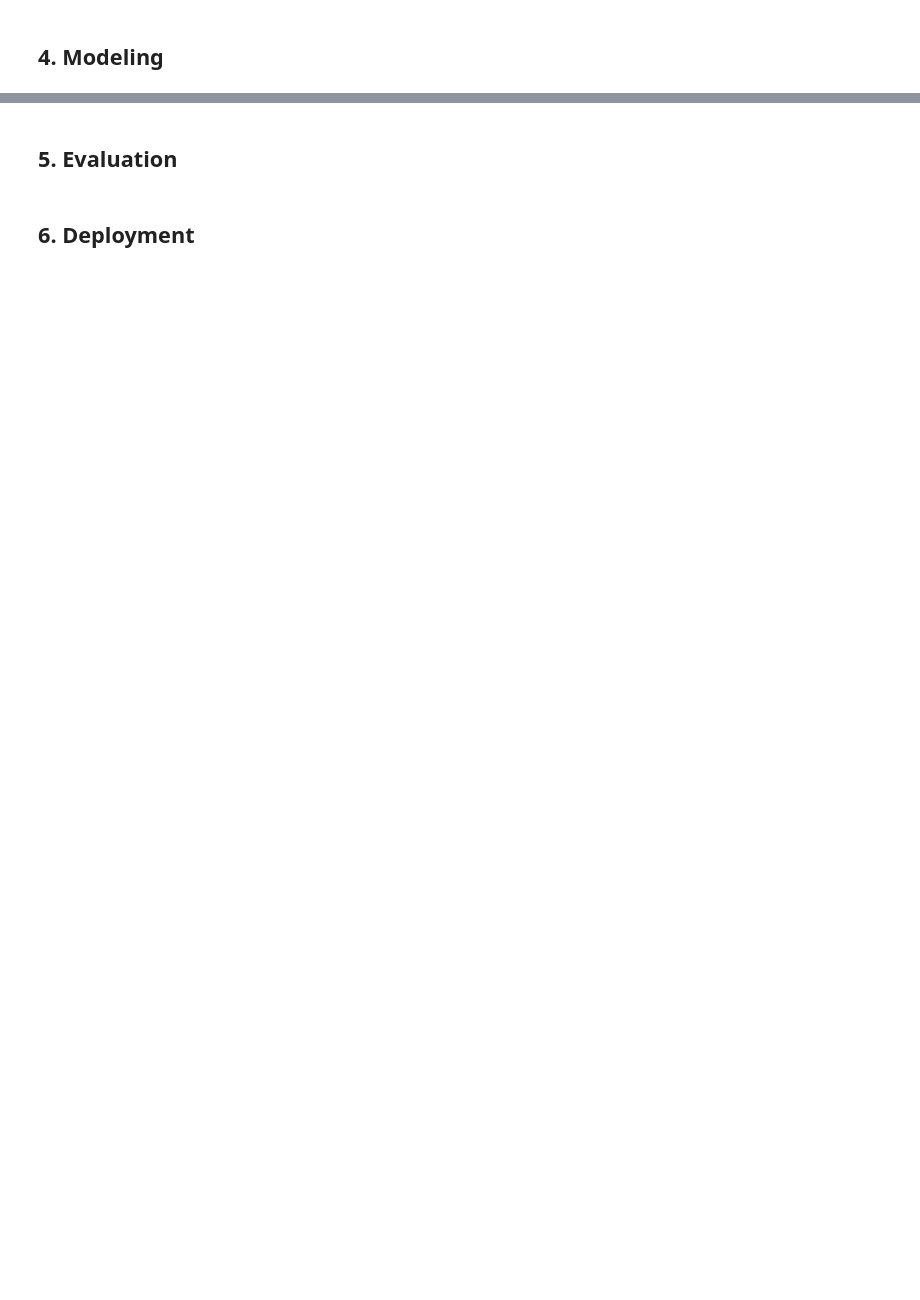
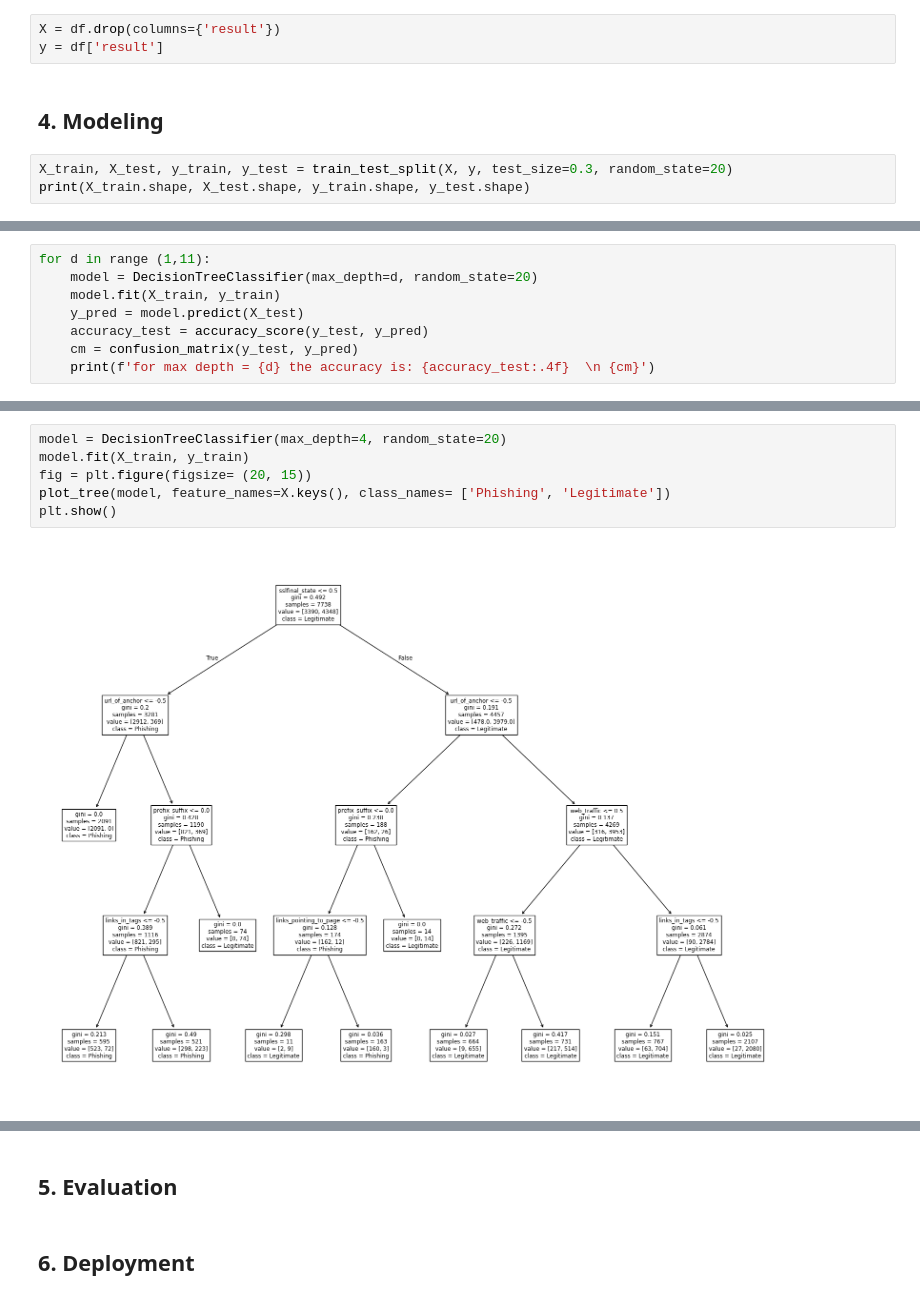
Before and after one commit to Jonijermu/dkko, a Jupyter notebook: assignments/assignment3.ipynb, the cells around one changed output, grey strips where cells are left out. Cells and saved outputs as stored; diff of their text form; blank space fills up the shorter version.

```diff
--- a/assignments/assignment3.ipynb
+++ b/assignments/assignment3.ipynb
@@ -27,5 +36,11 @@ df.head(10)
 10 rows × 31 columns
 # %% [markdown]
 ## 3. Data preparing
+# %%
+X = df.drop(columns={'result'})
+y = df['result']
 # %% [markdown]
 ## 4. Modeling
+# %%
+X_train, X_test, y_train, y_test = train_test_split(X, y, test_size=0.3, random_state=20)
+print(X_train.shape, X_test.shape, y_train.shape, y_test.shape)
@@ -31,0 +49,8 @@ df.head(10)
+# %%
+for d in range (1,11):
+    model = DecisionTreeClassifier(max_depth=d, random_state=20)
+    model.fit(X_train, y_train)
+    y_pred = model.predict(X_test)
+    accuracy_test = accuracy_score(y_test, y_pred)
+    cm = confusion_matrix(y_test, y_pred)
+    print(f'for max depth = {d} the accuracy is: {accuracy_test:.4f}  \n {cm}')
@@ -31,0 +75,8 @@ df.head(10)
+# %%
+model = DecisionTreeClassifier(max_depth=4, random_state=20)
+model.fit(X_train, y_train)
+fig = plt.figure(figsize= (20, 15))
+plot_tree(model, feature_names=X.keys(), class_names= ['Phishing', 'Legitimate'])
+plt.show()
+# %% [output]
+[figure, added]
```
Also changed, not shown: parts of 9 cells of this notebook, 4 other files.
